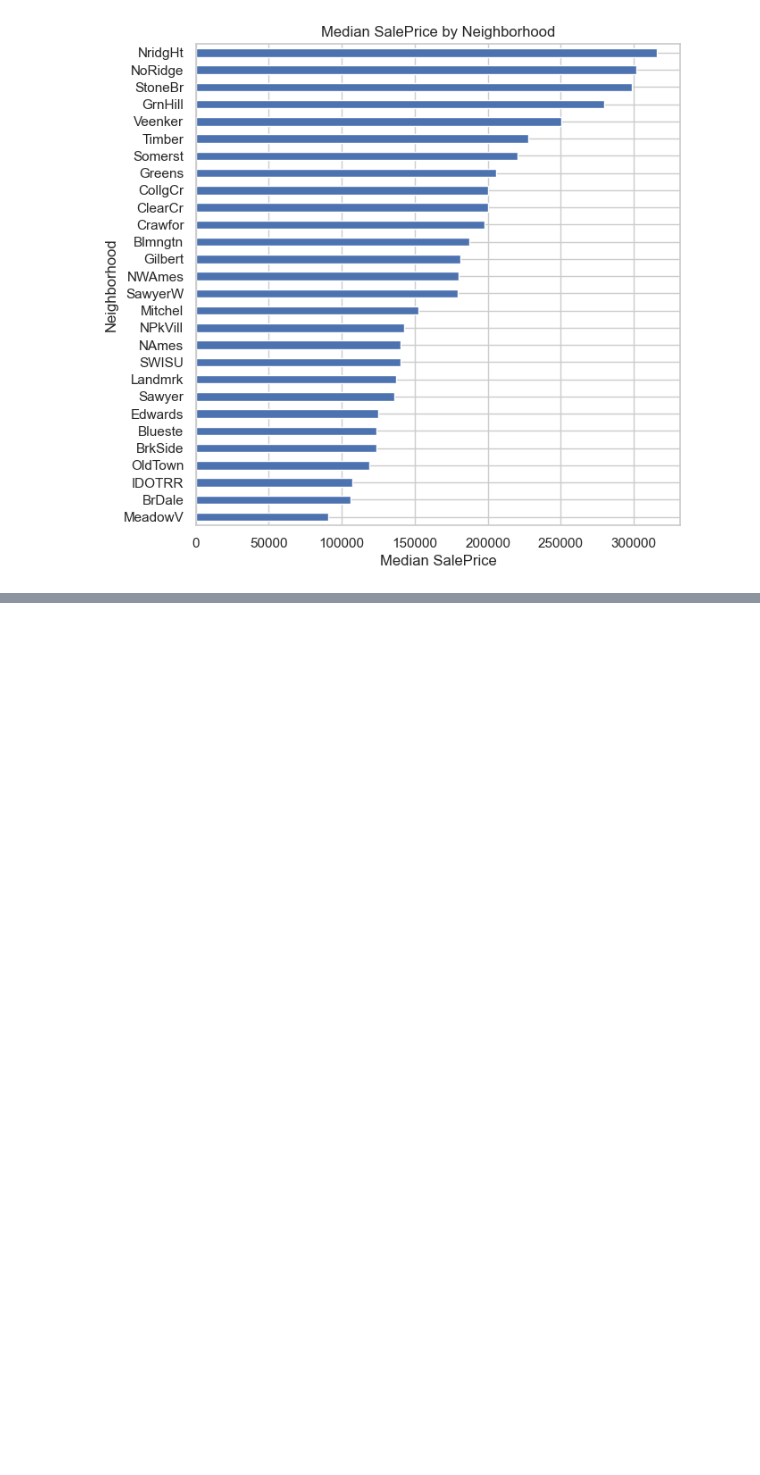
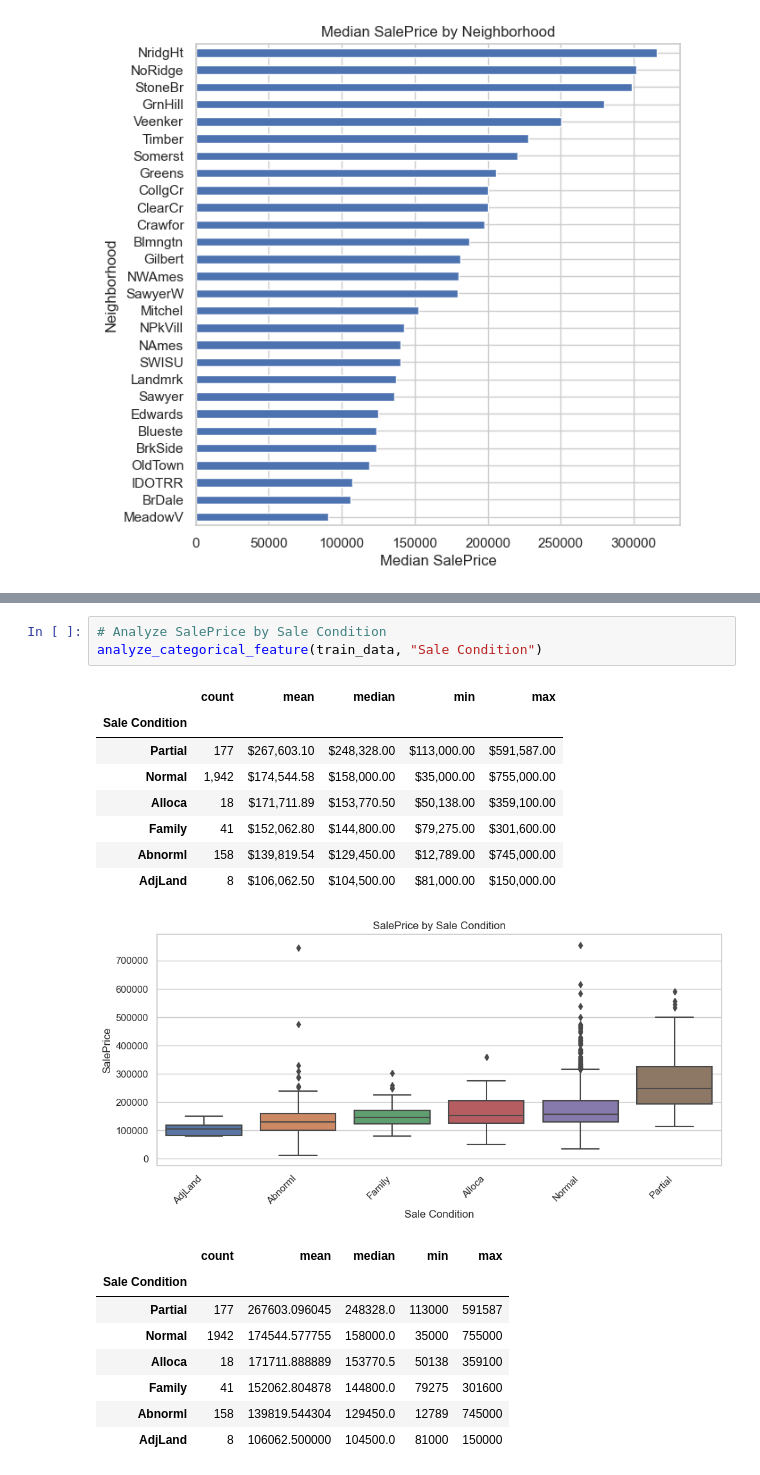
Before and after one commit to sanches-davi/ames-housing-price-prediction, a Jupyter notebook: notebooks/EDA.ipynb, the cells around one changed output, grey strips where cells are left out. Saved outputs shown, nothing was run; the diff lists cells and outputs as text; blank space fills up the shorter version.

```diff
--- a/notebooks/EDA.ipynb
+++ b/notebooks/EDA.ipynb
@@ -724,0 +638,21 @@ plt.show()
+# %%
+# Analyze SalePrice by Sale Condition
+analyze_categorical_feature(train_data, "Sale Condition")
+# %% [output]
+|  | count | mean | median | min | max |
+| Sale Condition |  |  |  |  |  |
+| Partial | 177 | $267,603.10 | $248,328.00 | $113,000.00 | $591,587.00 |
+| Normal | 1,942 | $174,544.58 | $158,000.00 | $35,000.00 | $755,000.00 |
+| Alloca | 18 | $171,711.89 | $153,770.50 | $50,138.00 | $359,100.00 |
+| Family | 41 | $152,062.80 | $144,800.00 | $79,275.00 | $301,600.00 |
+| Abnorml | 158 | $139,819.54 | $129,450.00 | $12,789.00 | $745,000.00 |
+| AdjLand | 8 | $106,062.50 | $104,500.00 | $81,000.00 | $150,000.00 |
+[figure, added]
+|  | count | mean | median | min | max |
+| Sale Condition |  |  |  |  |  |
+| Partial | 177 | 267603.096045 | 248328.0 | 113000 | 591587 |
+| Normal | 1942 | 174544.577755 | 158000.0 | 35000 | 755000 |
+| Alloca | 18 | 171711.888889 | 153770.5 | 50138 | 359100 |
+| Family | 41 | 152062.804878 | 144800.0 | 79275 | 301600 |
+| Abnorml | 158 | 139819.544304 | 129450.0 | 12789 | 745000 |
+| AdjLand | 8 | 106062.500000 | 104500.0 | 81000 | 150000 |
```
Also changed, not shown: parts of 15 cells of this notebook.
